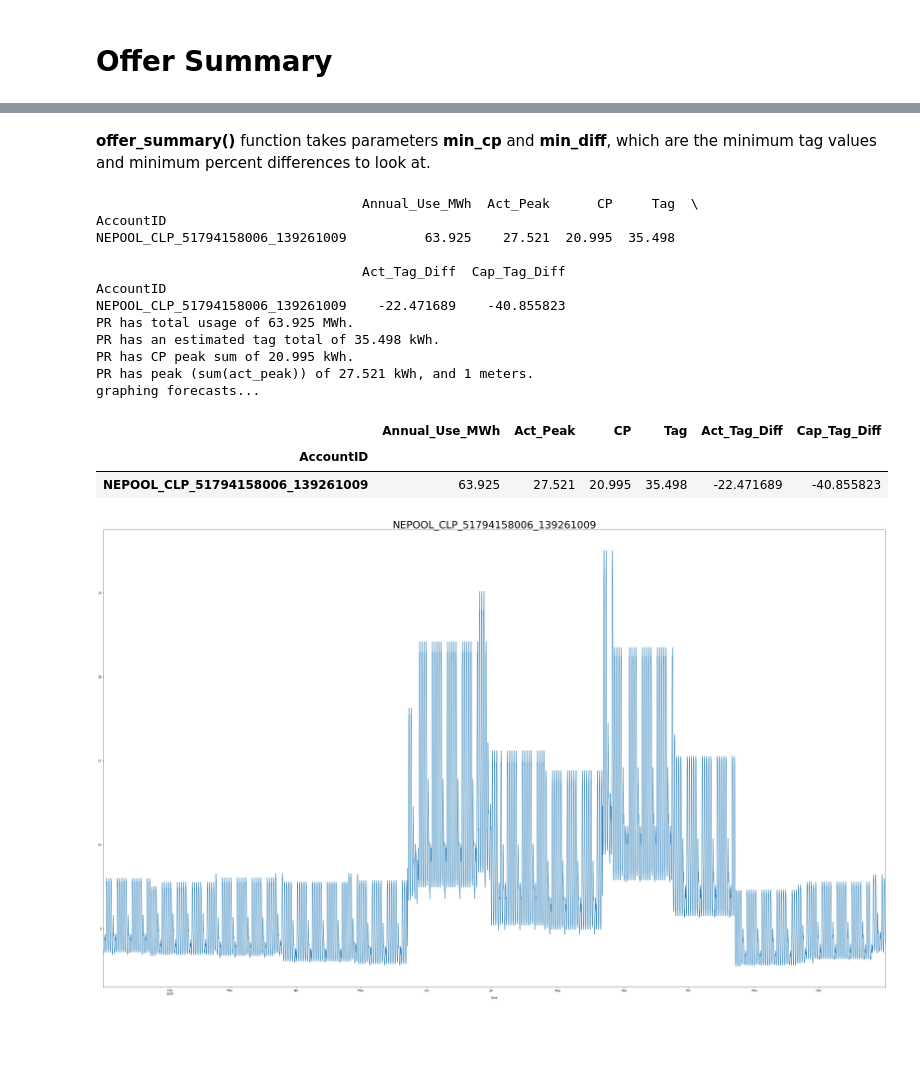
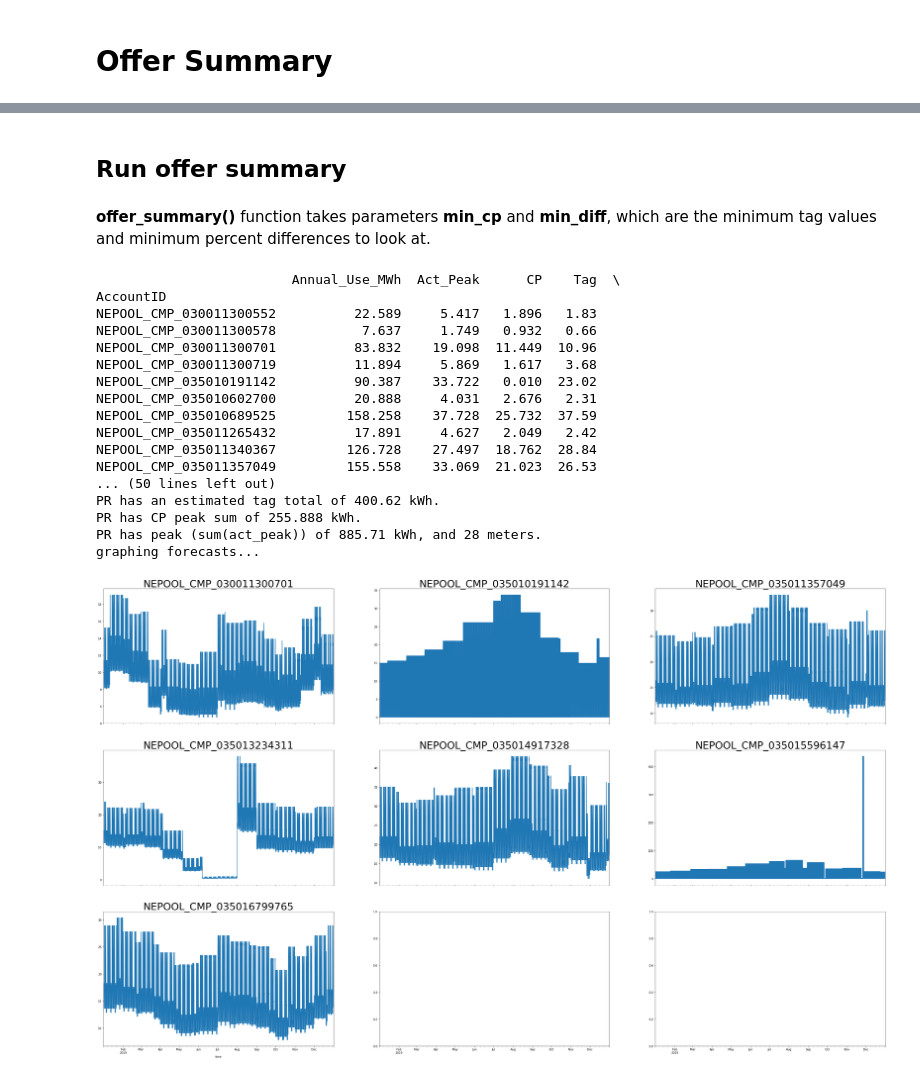
Before and after one commit to stevenhurwitt/LA-tools, a Jupyter notebook: CapReports/Cap Tag Reports.ipynb, the cells around one changed output, grey strips where cells are left out. Drawn from its saved outputs; the diff is of its cells as text; code cells hidden in the pictures; blank space fills up the shorter version.

```diff
--- a/CapReports/Cap Tag Reports.ipynb
+++ b/CapReports/Cap Tag Reports.ipynb
@@ -19,7 +19,7 @@ import numpy as np
 import datetime as dt
 import pandas as pd
 
-pr_rev = '1-J6QXR7_1'
+pr_rev = '1-J6QQLH_1'
 
 write_dir = 'C:\\Users\\wb5888\\Documents\\Cap Tags'
 # %% [markdown]
@@ -76,21 +110,25 @@ read in and merged ch 3.
+# %% [markdown]
+## Run offer summary
 # %% [markdown]
 **offer_summary()** function takes parameters **min_cp** and **min_diff**, which are the minimum tag values and minimum percent differences to look at.
 # %%
-ct.offer_summary(master_idr, report, 5, 5)
+problem_meters = ct.offer_summary(master_idr, report, 10, 15)
 # %% [output]
-                                  Annual_Use_MWh  Act_Peak      CP     Tag  \
+                         Annual_Use_MWh  Act_Peak      CP    Tag  \
 AccountID
-NEPOOL_CLP_51794158006_139261009          63.925    27.521  20.995  35.498
-
-                                  Act_Tag_Diff  Cap_Tag_Diff
-AccountID
-NEPOOL_CLP_51794158006_139261009    -22.471689    -40.855823
-PR has total usage of 63.925 MWh.
-PR has an estimated tag total of 35.498 kWh.
-PR has CP peak sum of 20.995 kWh.
-PR has peak (sum(act_peak)) of 27.521 kWh, and 1 meters.
+NEPOOL_CMP_030011300552          22.589     5.417   1.896   1.83
+NEPOOL_CMP_030011300578           7.637     1.749   0.932   0.66
+NEPOOL_CMP_030011300701          83.832    19.098  11.449  10.96
+NEPOOL_CMP_030011300719          11.894     5.869   1.617   3.68
+NEPOOL_CMP_035010191142          90.387    33.722   0.010  23.02
+NEPOOL_CMP_035010602700          20.888     4.031   2.676   2.31
+NEPOOL_CMP_035010689525         158.258    37.728  25.732  37.59
+NEPOOL_CMP_035011265432          17.891     4.627   2.049   2.42
+NEPOOL_CMP_035011340367         126.728    27.497  18.762  28.84
+NEPOOL_CMP_035011357049         155.558    33.069  21.023  26.53
+... (50 lines left out)
+PR has an estimated tag total of 400.62 kWh.
+PR has CP peak sum of 255.888 kWh.
+PR has peak (sum(act_peak)) of 885.71 kWh, and 28 meters.
 graphing forecasts...
-|  | Annual_Use_MWh | Act_Peak | CP | Tag | Act_Tag_Diff | Cap_Tag_Diff |
-| AccountID |  |  |  |  |  |  |
-| NEPOOL_CLP_51794158006_139261009 | 63.925 | 27.521 | 20.995 | 35.498 | -22.471689 | -40.855823 |
-[figure, old version]
+[figure, new version]
```
Also changed, not shown: parts of 31 cells of this notebook, 1 other file.
